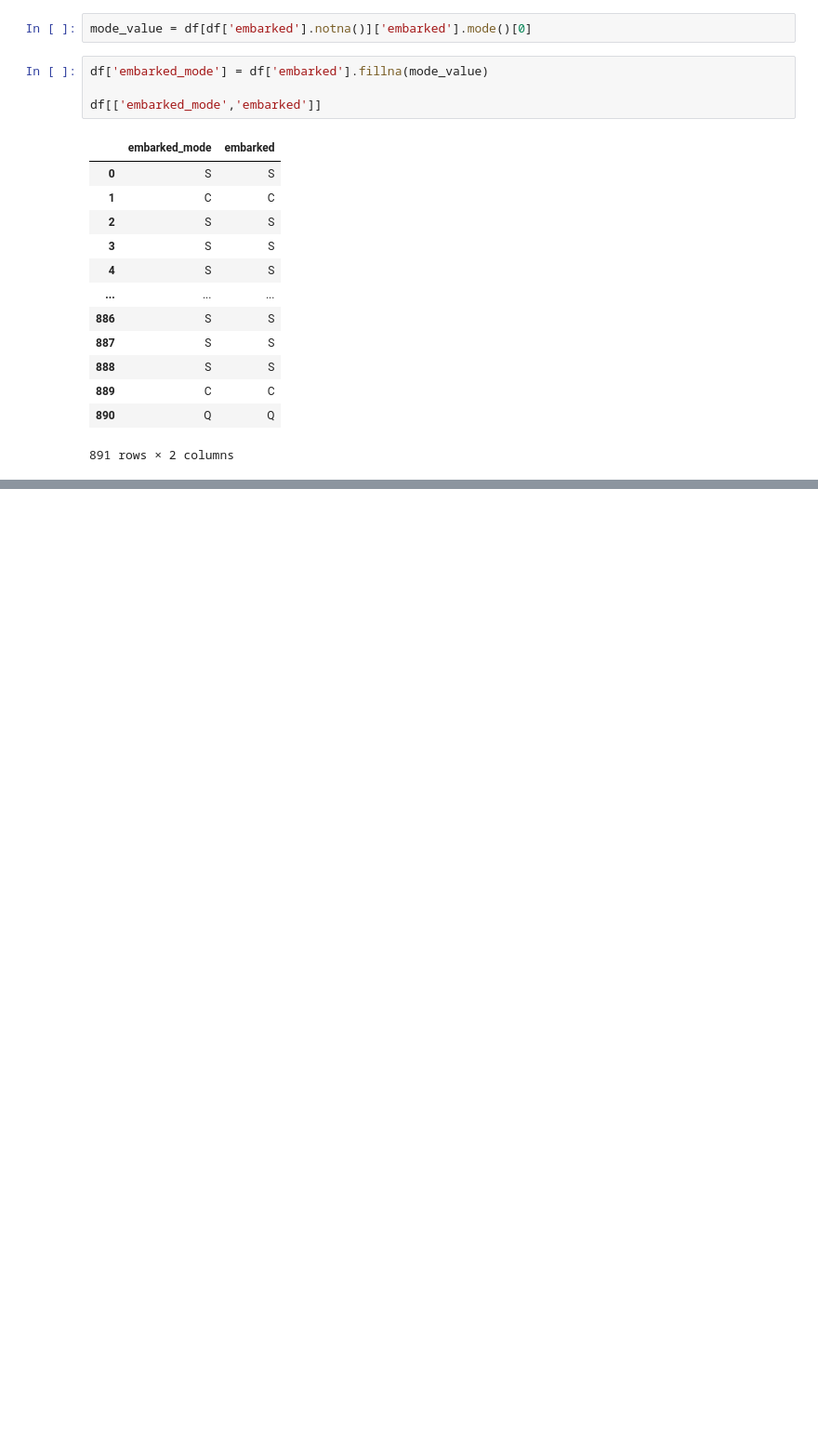
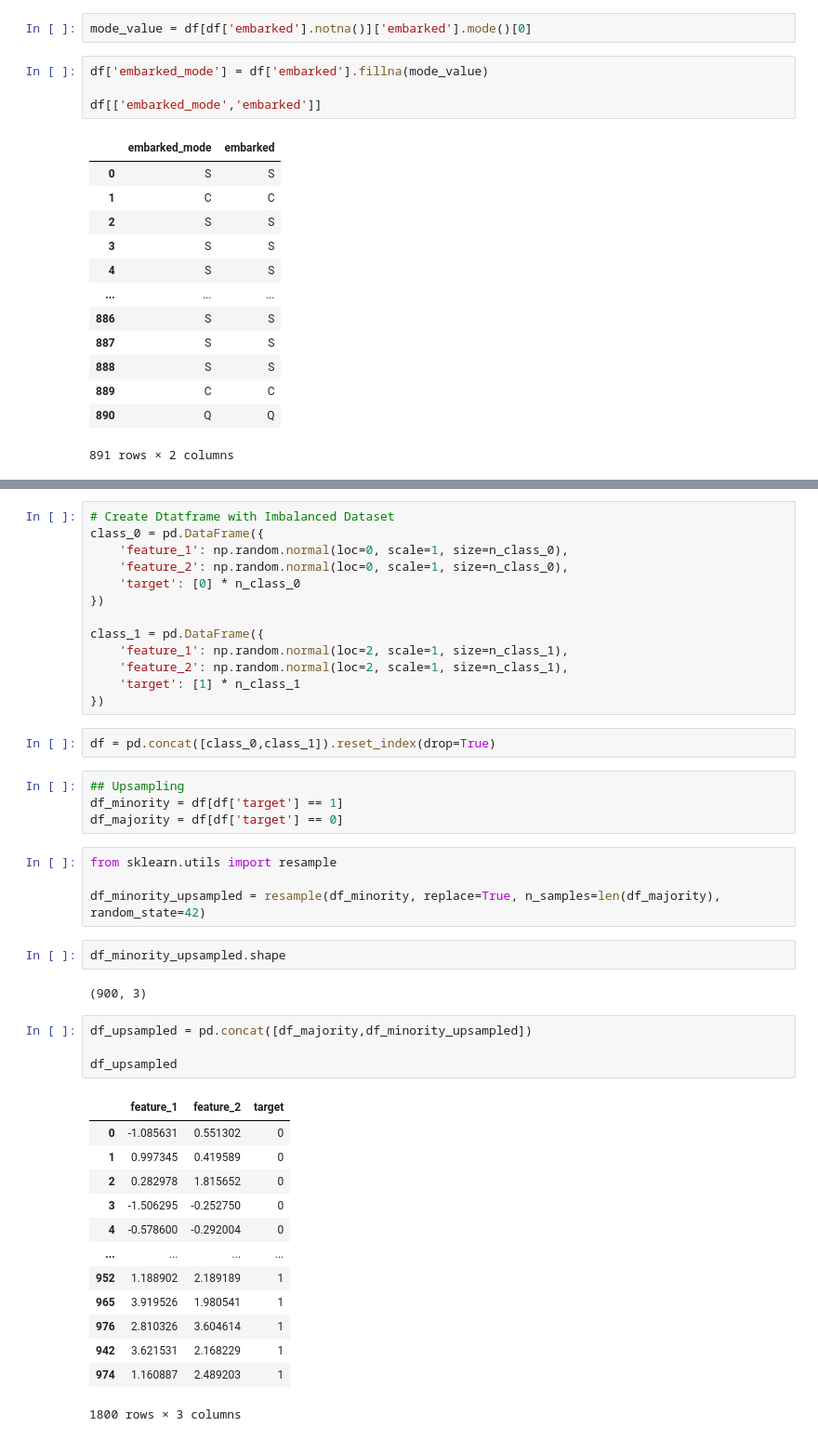
Before and after one commit to prshntshinde/pw-datascience, a Jupyter notebook: practice_sessions/machine-learning/ml-ses1.ipynb, the cells around one changed output, grey strips where cells are left out. Shown: that part at 93% size. Saved outputs shown, nothing was run; the diff lists cells and outputs as text; blank space fills up the shorter version.

Commit message:
feat: handle imbalanced dataset

```diff
--- a/practice_sessions/machine-learning/ml-ses1.ipynb
+++ b/practice_sessions/machine-learning/ml-ses1.ipynb
@@ -192,0 +213,45 @@ df[['embarked_mode','embarked']]
+# %%
+# Create Dtatframe with Imbalanced Dataset
+class_0 = pd.DataFrame({
+    'feature_1': np.random.normal(loc=0, scale=1, size=n_class_0),
+    'feature_2': np.random.normal(loc=0, scale=1, size=n_class_0),
+    'target': [0] * n_class_0
+})
+
+class_1 = pd.DataFrame({
+    'feature_1': np.random.normal(loc=2, scale=1, size=n_class_1),
+    'feature_2': np.random.normal(loc=2, scale=1, size=n_class_1),
+    'target': [1] * n_class_1
+})
+# %%
+df = pd.concat([class_0,class_1]).reset_index(drop=True)
+# %%
+## Upsampling
+df_minority = df[df['target'] == 1]
+df_majority = df[df['target'] == 0]
+# %%
+from sklearn.utils import resample
+
+df_minority_upsampled = resample(df_minority, replace=True, n_samples=len(df_majority), random_state=42)
+# %%
+df_minority_upsampled.shape
+# %% [output]
+(900, 3)
+# %%
+df_upsampled = pd.concat([df_majority,df_minority_upsampled])
+
+df_upsampled
+# %% [output]
+|  | feature_1 | feature_2 | target |
+| 0 | -1.085631 | 0.551302 | 0 |
+| 1 | 0.997345 | 0.419589 | 0 |
+| 2 | 0.282978 | 1.815652 | 0 |
+| 3 | -1.506295 | -0.252750 | 0 |
+| 4 | -0.578600 | -0.292004 | 0 |
+| ... | ... | ... | ... |
+| 952 | 1.188902 | 2.189189 | 1 |
+| 965 | 3.919526 | 1.980541 | 1 |
+| 976 | 2.810326 | 3.604614 | 1 |
+| 942 | 3.621531 | 2.168229 | 1 |
+| 974 | 1.160887 | 2.489203 | 1 |
+1800 rows × 3 columns
```
Also changed, not shown: parts of 11 cells of this notebook.
